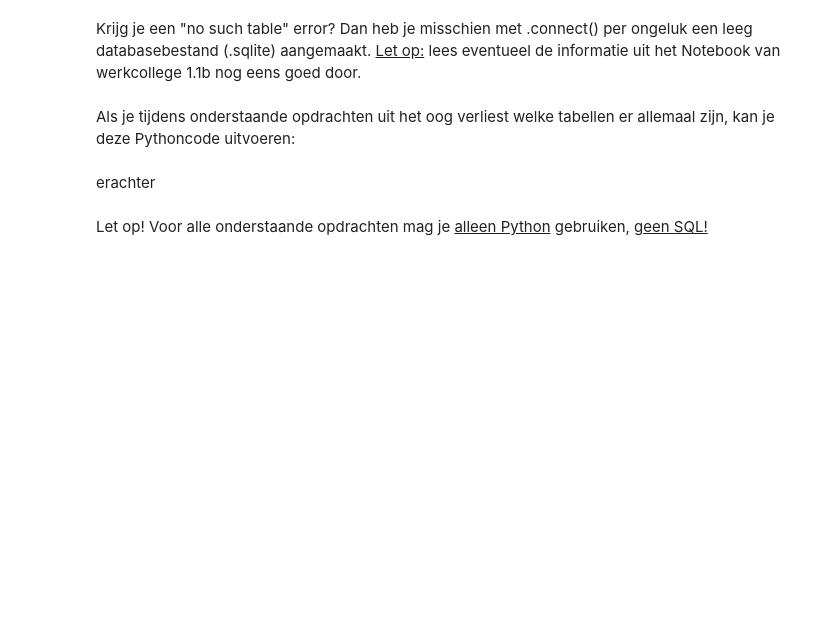
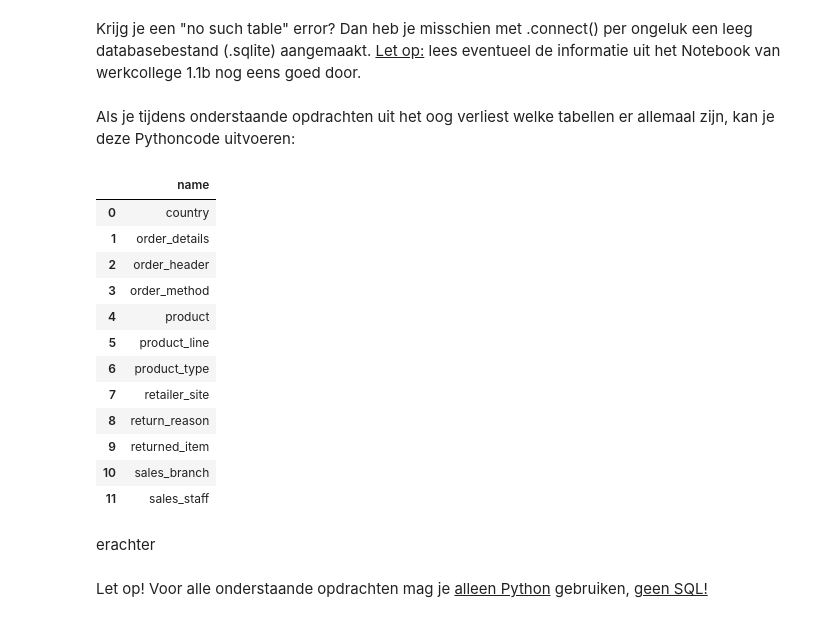
Before and after one commit to sst1lle/DEDS_Portfolio, a Jupyter notebook: src/deds_portfolio/DEDS_WC_1.2_en_1.3_Opdrachten.ipynb, the cells around one changed output. Cells and saved outputs as stored; diff of their text form; code cells hidden in the pictures; blank space fills up the shorter version.

```diff
--- a/src/deds_portfolio/DEDS_WC_1.2_en_1.3_Opdrachten.ipynb
+++ b/src/deds_portfolio/DEDS_WC_1.2_en_1.3_Opdrachten.ipynb
@@ -11,3 +16,7 @@ Zet het bestand go_sales_train.sqlite in een makkelijk te vinden map
 ## Databasetabellen inlezen
 # %% [markdown]
 Kopieer in het codeblok hieronder van het vorige practicum de code om een connectie met het bestand go_sales_train.sqlite te maken.
+# %%
+
+conn = sqlite3.connect('sql/go_sales_train2.sqlite')
+print("SQLite3 Connection: ",conn)
@@ -31,8 +66,22 @@ Als je tijdens onderstaande opdrachten uit het oog verliest welke tabellen er al
 # %%
 sql_query = "SELECT name FROM sqlite_master WHERE type='table';"
 #Vul dit codeblok verder in
-pd.read_sql(sql_query, ...)
+pandas.read_sql(sql_query, conn)
 #Op de puntjes hoort de connectie naar go_sales_train óf go_staff_train óf go_crm_train te staan.
+# %% [output]
+|  | name |
+| 0 | country |
+| 1 | order_details |
+| 2 | order_header |
+| 3 | order_method |
+| 4 | product |
+| 5 | product_line |
+| 6 | product_type |
+| 7 | retailer_site |
+| 8 | return_reason |
+| 9 | returned_item |
+| 10 | sales_branch |
+| 11 | sales_staff |
 # %% [markdown]
 erachter
 # %% [markdown]
```
Also changed, not shown: parts of 34 cells of this notebook, 6 other files.
